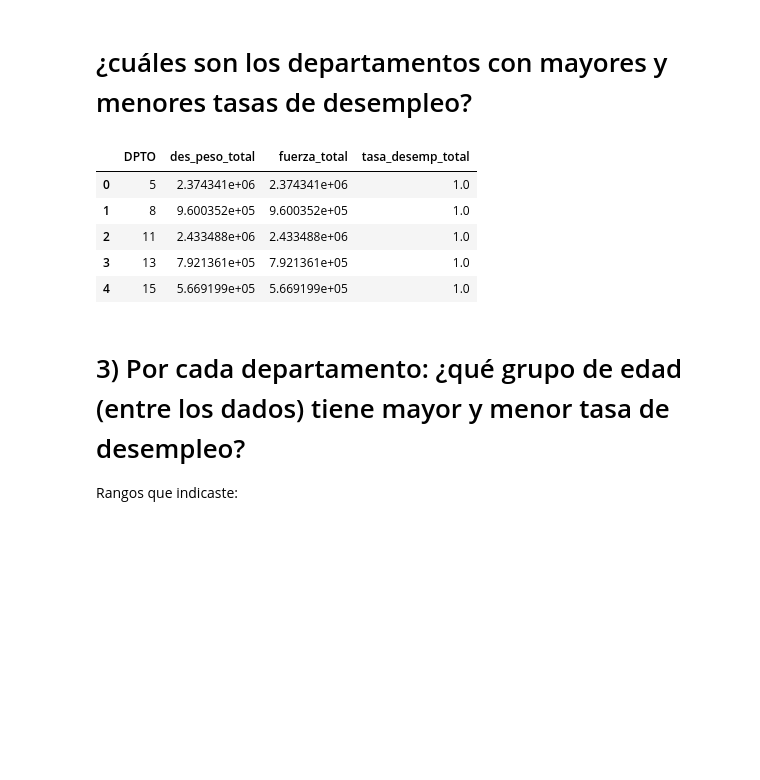
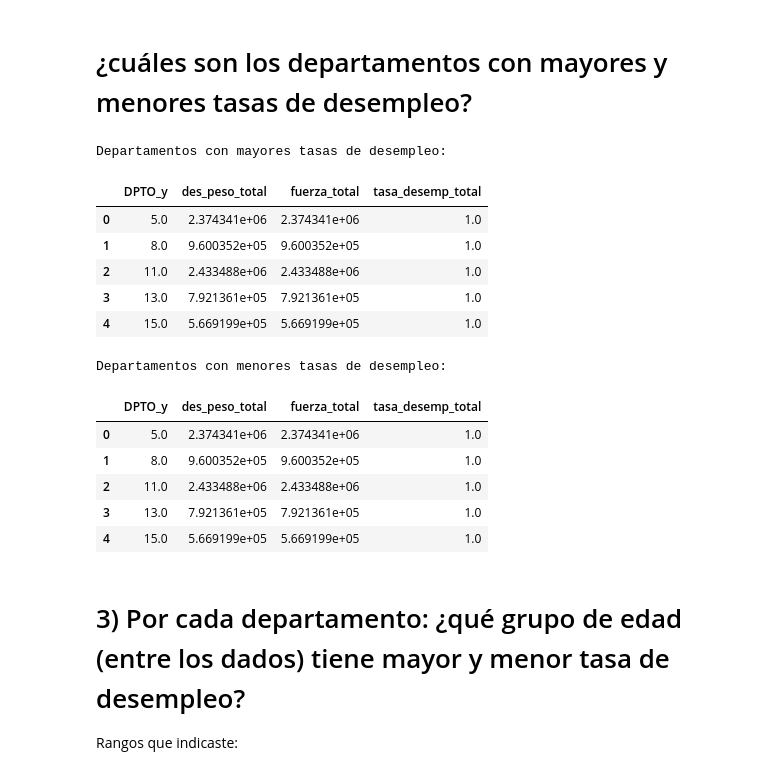
Before and after one commit to KHNdeaf/Repositorio-electiva, a Jupyter notebook: talleres/Taller_GEIH_2025_.ipynb, the cells around one changed output. Cells and saved outputs as stored; diff of their text form; code cells hidden in the pictures; blank space fills up the shorter version.

```diff
--- a/talleres/Taller_GEIH_2025_.ipynb
+++ b/talleres/Taller_GEIH_2025_.ipynb
@@ -472,21 +457,31 @@ display(tasa_df_sorted[['DPTO','SEXO','tasa_desempleo']].head(20))
 # ¿cuáles son los departamentos con mayores y menores tasas de desempleo?
 # %%
 # Tasa total por departamento (sumando ambos sexos)
-dept_tot = tasa_df.groupby('DPTO').apply(lambda d: pd.Series({
+dept_tot = tasa_df.groupby('DPTO_y').apply(lambda d: pd.Series({
     'des_peso_total': d['des_peso'].sum(),
     'fuerza_total': d['fuerza_peso'].sum()
 })).reset_index()
 dept_tot['tasa_desemp_total'] = dept_tot['des_peso_total'] / dept_tot['fuerza_total']
 # Ordenar
-dept_tot.sort_values('tasa_desemp_total', ascending=False).head(5)   # mayores
-dept_tot.sort_values('tasa_desemp_total', ascending=True).head(5)    # menores
+print("Departamentos con mayores tasas de desempleo:")
+display(dept_tot.sort_values('tasa_desemp_total', ascending=False).head(5))   # mayores
+print("\nDepartamentos con menores tasas de desempleo:")
+display(dept_tot.sort_values('tasa_desemp_total', ascending=True).head(5))    # menores
 # %% [output]
+Departamentos con mayores tasas de desempleo:
-|  | DPTO | des_peso_total | fuerza_total | tasa_desemp_total |
-| 0 | 5 | 2.374341e+06 | 2.374341e+06 | 1.0 |
-| 1 | 8 | 9.600352e+05 | 9.600352e+05 | 1.0 |
-| 2 | 11 | 2.433488e+06 | 2.433488e+06 | 1.0 |
-| 3 | 13 | 7.921361e+05 | 7.921361e+05 | 1.0 |
-| 4 | 15 | 5.669199e+05 | 5.669199e+05 | 1.0 |
+|  | DPTO_y | des_peso_total | fuerza_total | tasa_desemp_total |
+| 0 | 5.0 | 2.374341e+06 | 2.374341e+06 | 1.0 |
+| 1 | 8.0 | 9.600352e+05 | 9.600352e+05 | 1.0 |
+| 2 | 11.0 | 2.433488e+06 | 2.433488e+06 | 1.0 |
+| 3 | 13.0 | 7.921361e+05 | 7.921361e+05 | 1.0 |
+| 4 | 15.0 | 5.669199e+05 | 5.669199e+05 | 1.0 |
+Departamentos con menores tasas de desempleo:
+|  | DPTO_y | des_peso_total | fuerza_total | tasa_desemp_total |
+| 0 | 5.0 | 2.374341e+06 | 2.374341e+06 | 1.0 |
+| 1 | 8.0 | 9.600352e+05 | 9.600352e+05 | 1.0 |
+| 2 | 11.0 | 2.433488e+06 | 2.433488e+06 | 1.0 |
+| 3 | 13.0 | 7.921361e+05 | 7.921361e+05 | 1.0 |
+| 4 | 15.0 | 5.669199e+05 | 5.669199e+05 | 1.0 |
 # %% [markdown]
 # 3) Por cada departamento: ¿qué grupo de edad (entre los dados) tiene mayor y menor tasa de desempleo?
 
```
Also changed, not shown: parts of 14 cells of this notebook.
